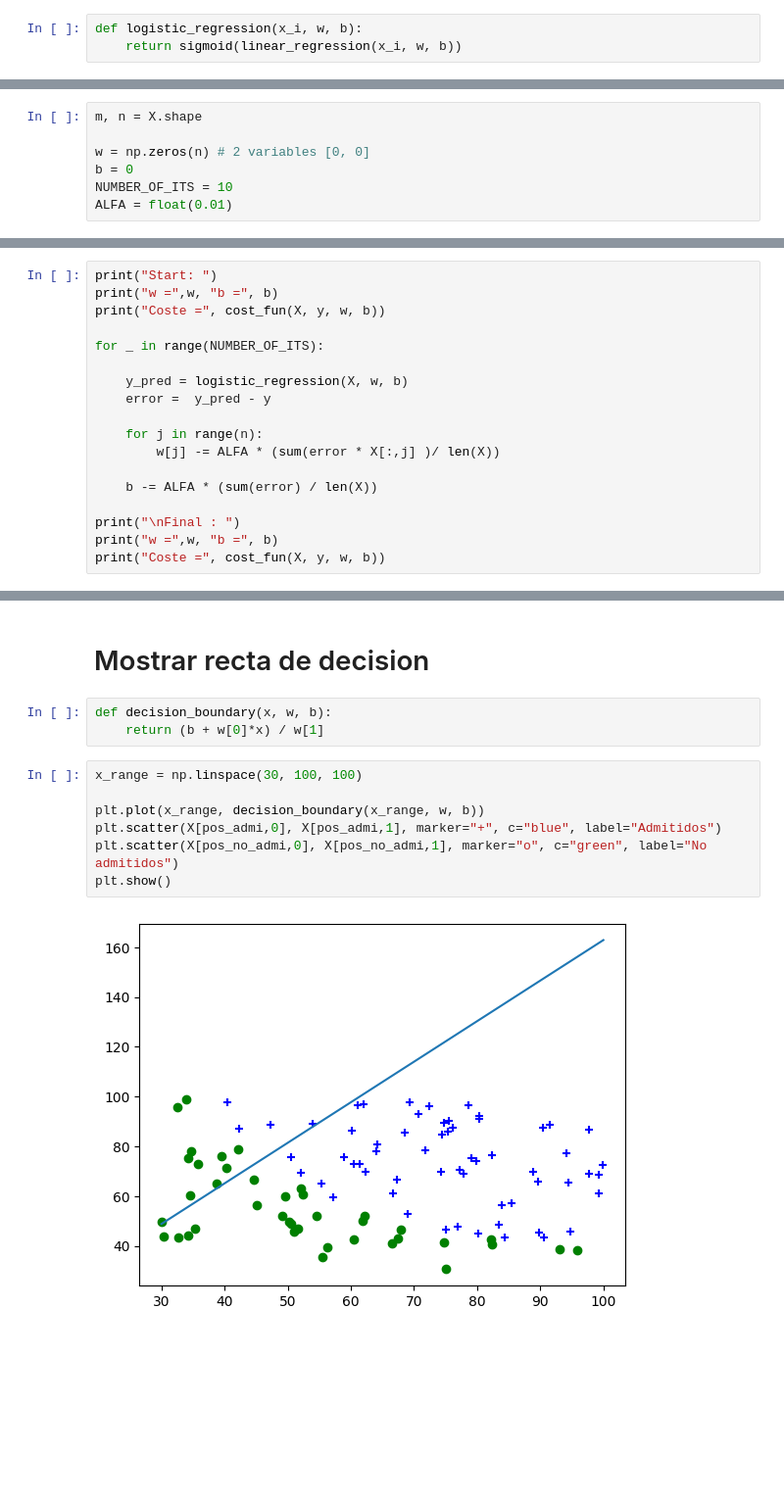
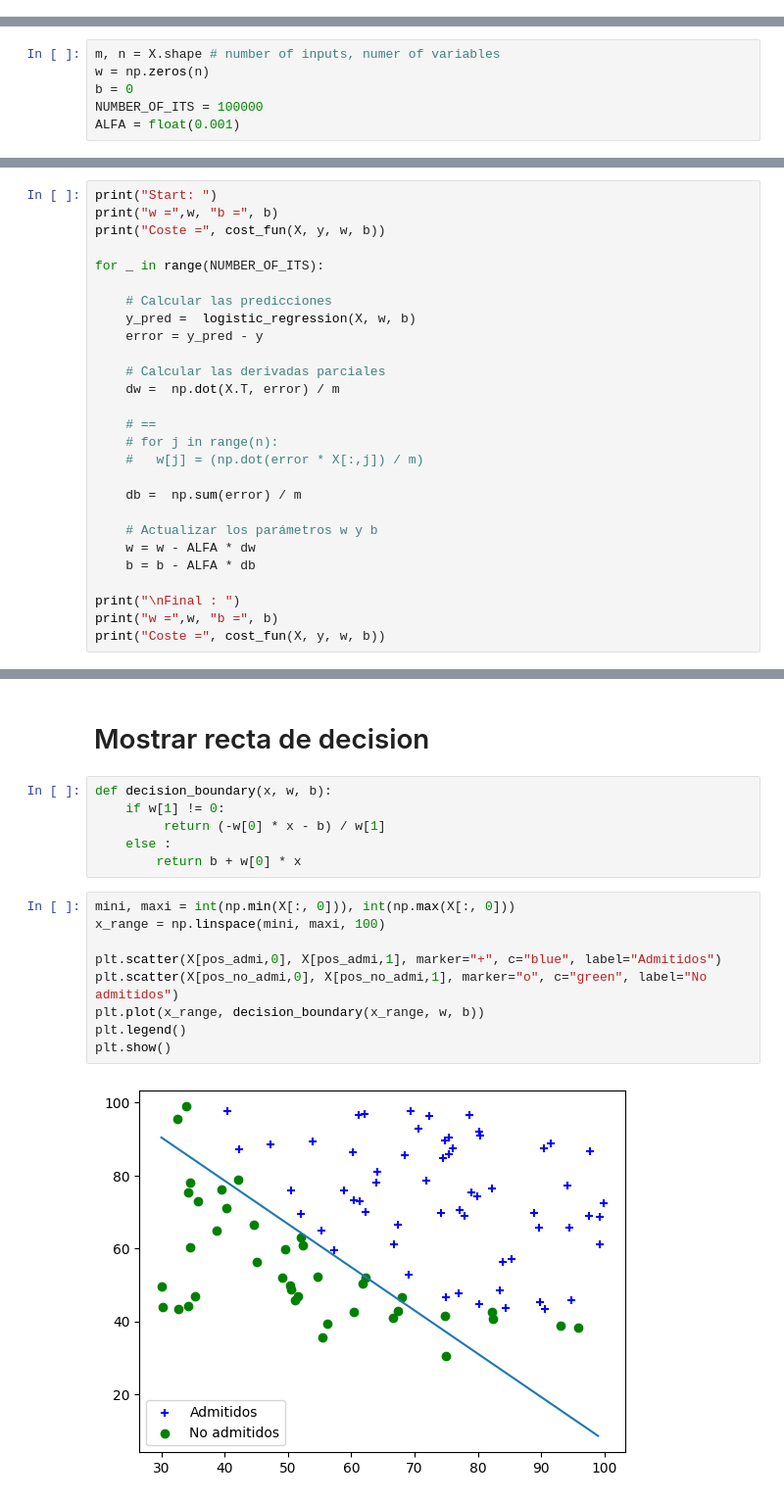
Before and after one commit to Alvaro8gb/Practicas_AAB, a Jupyter notebook: P3/regresion_logistica.ipynb, the cells around one changed output, grey strips where cells are left out. Shown at 98% size. Cells and saved outputs as stored; diff of their text form; blank space fills up the shorter version.

```diff
--- a/P3/regresion_logistica.ipynb
+++ b/P3/regresion_logistica.ipynb
@@ -76,6 +76,3 @@ def linear_regression(x_i, w, b):
-# %%
-def logistic_regression(x_i, w, b):
-    return sigmoid(linear_regression(x_i, w, b))
 # %%
 def cost_fun(x_i, y, w, b):
     y_pred = logistic_regression(x_i, w, b)
@@ -83,10 +87,9 @@ def cost_fun(x_i, y, w, b):
 # %%
-m, n = X.shape
-
-w = np.zeros(n) # 2 variables [0, 0]
+m, n = X.shape # number of inputs, numer of variables
+w = np.zeros(n)
 b = 0
-NUMBER_OF_ITS = 10
-ALFA = float(0.01)
+NUMBER_OF_ITS = 100000
+ALFA = float(0.001)
 # %%
 print(cost_fun(X, y, w, b))
 # %% [output]
@@ -98,13 +101,22 @@ print("Coste =", cost_fun(X, y, w, b))
 
 for _ in range(NUMBER_OF_ITS):
 
-    y_pred = logistic_regression(X, w, b)
-    error =  y_pred - y
+    # Calcular las predicciones
+    y_pred =  logistic_regression(X, w, b)
+    error = y_pred - y
 
-    for j in range(n):
-        w[j] -= ALFA * (sum(error * X[:,j] )/ len(X))
+    # Calcular las derivadas parciales
+    dw =  np.dot(X.T, error) / m
 
-    b -= ALFA * (sum(error) / len(X))
+    # ==
+    # for j in range(n):
+    #   w[j] = (np.dot(error * X[:,j]) / m)
+
+    db =  np.sum(error) / m
+
+    # Actualizar los parámetros w y b
+    w = w - ALFA * dw
+    b = b - ALFA * db
 
 print("\nFinal : ")
 print("w =",w, "b =", b)
@@ -138,13 +152,18 @@ Precisión del modelo: 37.00%
 # Mostrar recta de decision
 # %%
 def decision_boundary(x, w, b):
-    return (b + w[0]*x) / w[1]
+    if w[1] != 0:
+         return (-w[0] * x - b) / w[1]
+    else :
+        return b + w[0] * x
 # %%
-x_range = np.linspace(30, 100, 100)
+mini, maxi = int(np.min(X[:, 0])), int(np.max(X[:, 0]))
+x_range = np.linspace(mini, maxi, 100)
 
-plt.plot(x_range, decision_boundary(x_range, w, b))
 plt.scatter(X[pos_admi,0], X[pos_admi,1], marker="+", c="blue", label="Admitidos")
 plt.scatter(X[pos_no_admi,0], X[pos_no_admi,1], marker="o", c="green", label="No admitidos")
+plt.plot(x_range, decision_boundary(x_range, w, b))
+plt.legend()
 plt.show()
 # %% [output]
-[figure, old version]
+[figure, new version]
```
Also changed, not shown: parts of 7 cells of this notebook, 2 other files.
